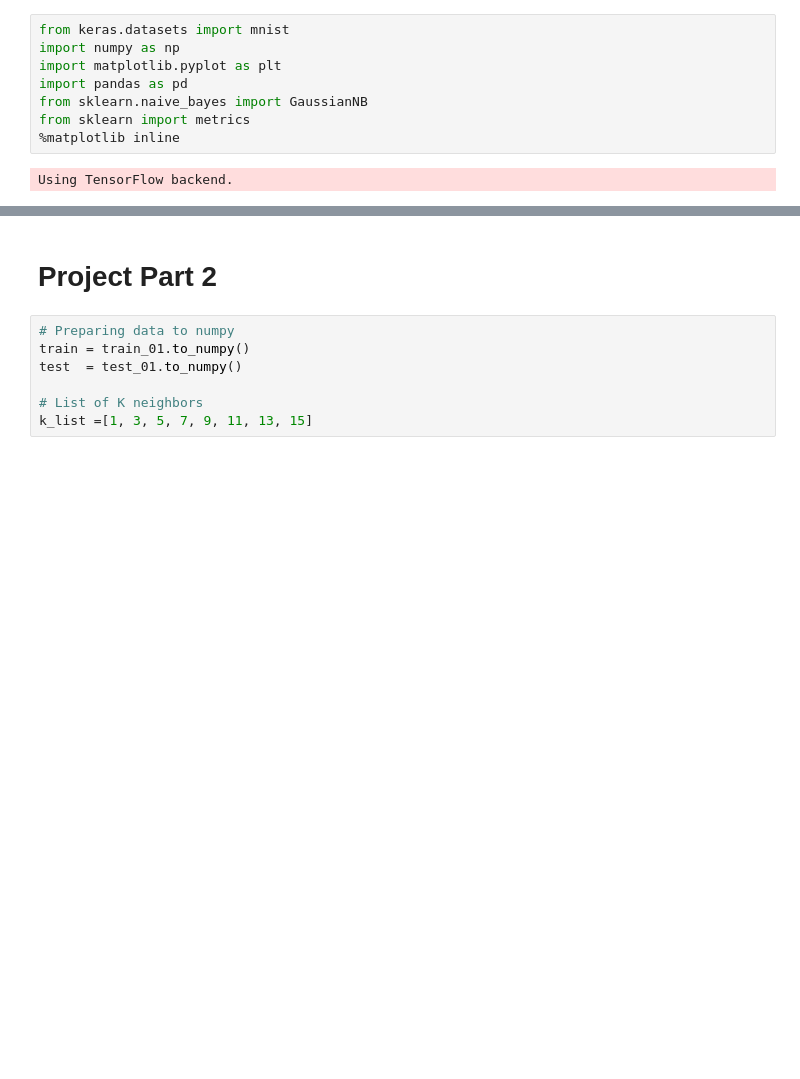
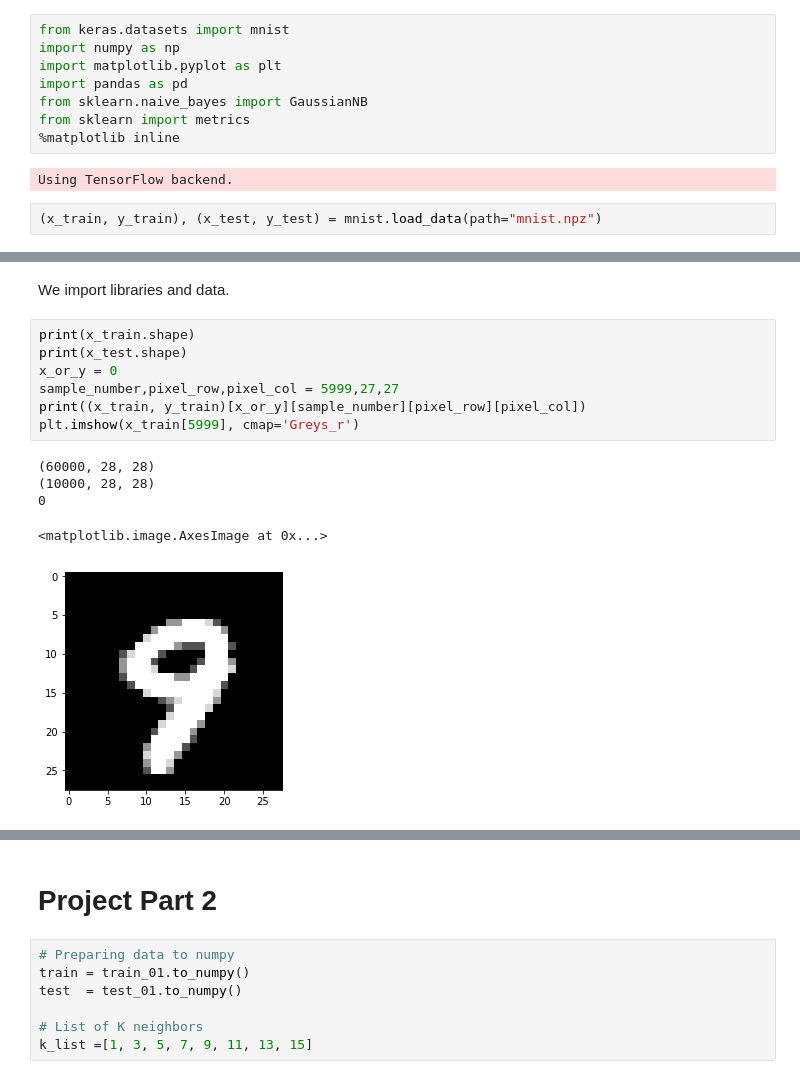
Before and after one commit to Nydhal/Notebooks, a Jupyter notebook: FSL_CSE569_Project_part2.ipynb, the cells around one changed output, grey strips where cells are left out. Cells and saved outputs as stored; diff of their text form; blank space fills up the shorter version.

```diff
--- a/FSL_CSE569_Project_part2.ipynb
+++ b/FSL_CSE569_Project_part2.ipynb
@@ -10,3 +10,5 @@ from sklearn import metrics
 %matplotlib inline
 # %% [output]
 Using TensorFlow backend.
+# %%
+(x_train, y_train), (x_test, y_test) = mnist.load_data(path="mnist.npz")
@@ -12,0 +18,15 @@ Using TensorFlow backend.
+# %% [markdown]
+We import libraries and data.
+# %%
+print(x_train.shape)
+print(x_test.shape)
+x_or_y = 0
+sample_number,pixel_row,pixel_col = 5999,27,27
+print((x_train, y_train)[x_or_y][sample_number][pixel_row][pixel_col])
+plt.imshow(x_train[5999], cmap='Greys_r')
+# %% [output]
+(60000, 28, 28)
+(10000, 28, 28)
+0
+<matplotlib.image.AxesImage at 0x...>
+[figure, added]
```
Also changed, not shown: parts of 21 cells of this notebook.
